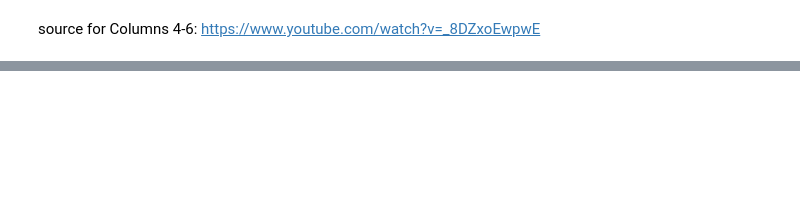
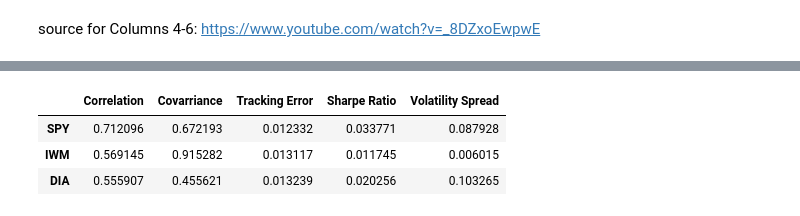
Before and after one commit to jay5109/Projects, a Jupyter notebook: QFinance_Spring2024/project1.ipynb, the cells around one changed output, grey strips where cells are left out. Saved outputs shown, nothing was run; the diff lists cells and outputs as text; code cells hidden in the pictures; blank space fills up the shorter version.

```diff
--- a/QFinance_Spring2024/project1.ipynb
+++ b/QFinance_Spring2024/project1.ipynb
@@ -541,0 +248,47 @@ testing
+# %%
+# Gather returns data 10 years
+trailing_returns = tickers_data.pct_change()
+
+# Calculate trailing portfolio returns
+trailing_portfolio_return = trailing_returns[tickers].mean(axis=1) #axis=1 computes along row-wise
+
+# Gathers trailing returns into ETF
+trailing_etf_returns = trailing_returns[etfs]
+
+# Formula: Tracking error = stan.dev(portfolio returns - benchmark returns)
+
+    #Difference between tickers returns and etf returns
+tracking_errors = trailing_etf_returns.sub(trailing_portfolio_return, axis=0)# axis=0 computes alongcolumn-wise
+
+    #Standard deviation of tracking errors
+tracking_errors_std = tracking_errors.std()
+
+# Adds tracking error column to the portfolio_risk dataframe as a percentage
+portfolio_risk['Tracking Error'] = tracking_errors_std
+# %%
+#Sharpe ratio
+#Riskfree rate: 5.17% over 1 yr
+RF=0.0513/252
+
+#Gather 1yr of returns data
+trailing_etf_returns= trailing_etf_returns[-252:]
+
+#Volatility
+volatility = trailing_etf_returns.std() * (252 ** (1/2))
+
+sharpe_ratio=(trailing_etf_returns.rolling(5).mean()- RF)*5/volatility
+sharpe_ratio=sharpe_ratio.mean(axis=0)
+portfolio_risk['Sharpe Ratio'] = sharpe_ratio
+# %%
+#Annualized Volatility Spread
+etf_volatility = daily_returns[etfs].std() * (252 ** (1/2))
+port_volatility = daily_returns['equal_weight'].std() * (252 ** (1/2))
+av_spread= port_volatility-etf_volatility
+portfolio_risk['Volatility Spread']= av_spread
+# %%
+portfolio_risk
+# %% [output]
+|  | Correlation | Covarriance | Tracking Error | Sharpe Ratio | Volatility Spread |
+| SPY | 0.712096 | 0.672193 | 0.012332 | 0.033771 | 0.087928 |
+| IWM | 0.569145 | 0.915282 | 0.013117 | 0.011745 | 0.006015 |
+| DIA | 0.555907 | 0.455621 | 0.013239 | 0.020256 | 0.103265 |
```
Also changed, not shown: parts of 40 cells of this notebook.
